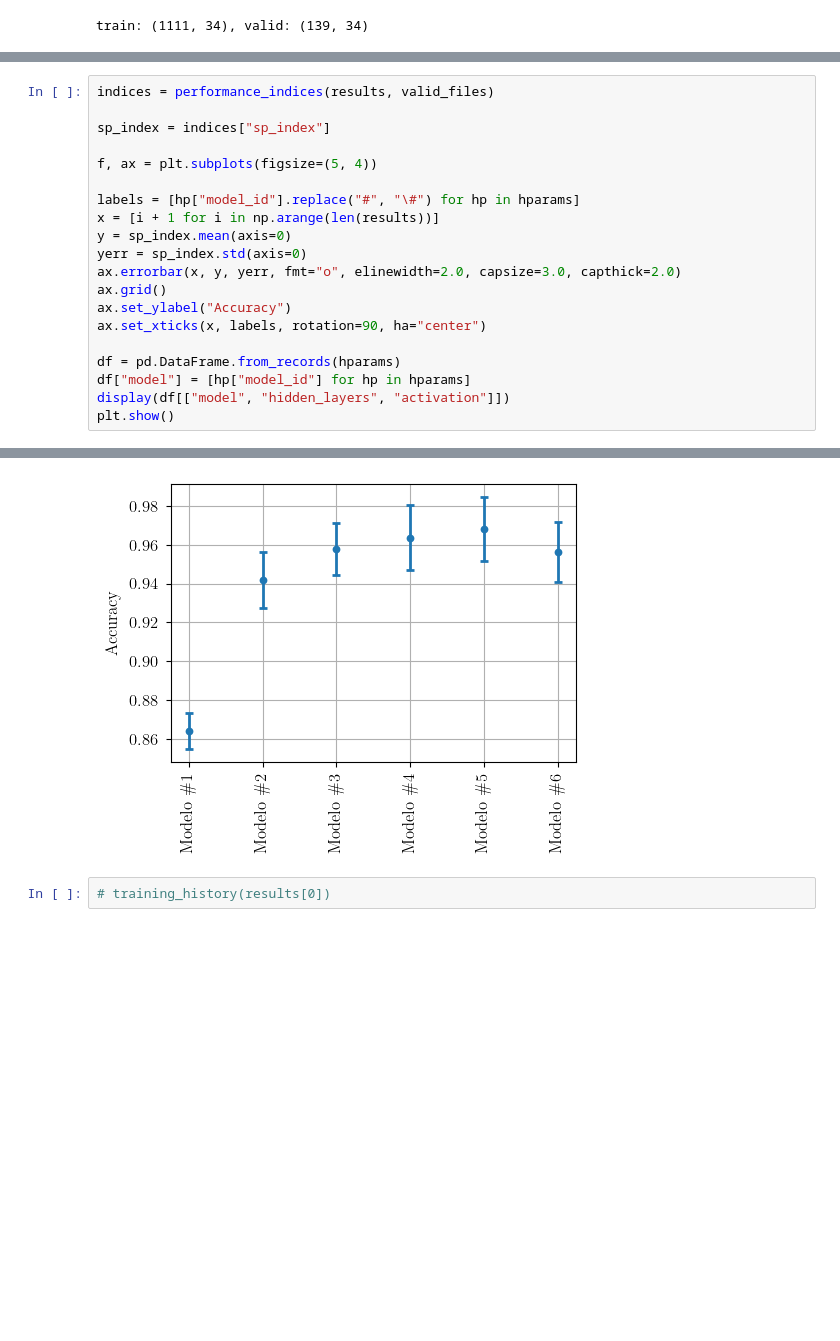
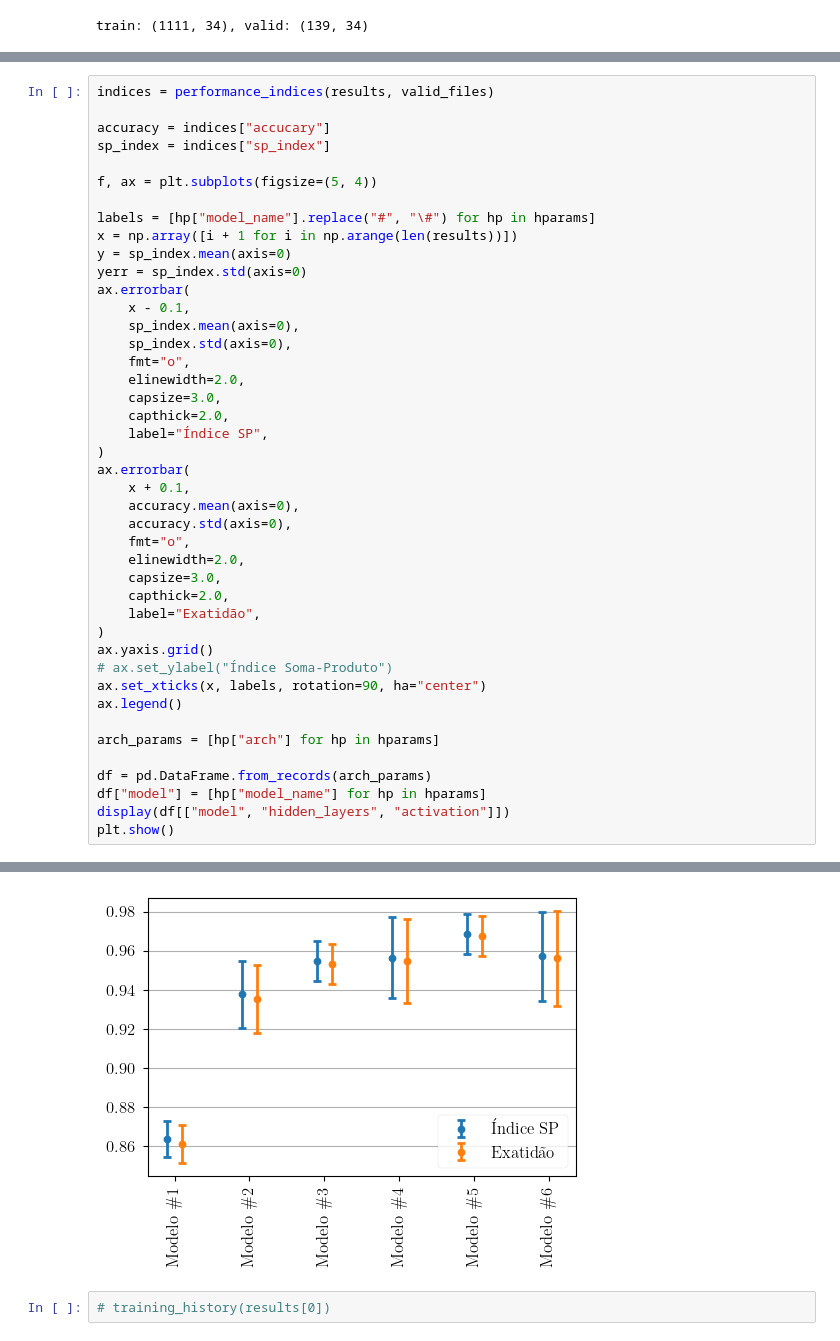
Before and after one commit to antonionicampos/nn-flash, a Jupyter notebook: classification/train_models.ipynb, the cells around one changed output, grey strips where cells are left out. Drawn from its saved outputs; the diff is of its cells as text; blank space fills up the shorter version.

```diff
--- a/classification/train_models.ipynb
+++ b/classification/train_models.ipynb
@@ -98,32 +61,55 @@ Epoch 48/500
 # %%
 indices = performance_indices(results, valid_files)
 
+accuracy = indices["accucary"]
 sp_index = indices["sp_index"]
 
 f, ax = plt.subplots(figsize=(5, 4))
 
-labels = [hp["model_id"].replace("#", "\#") for hp in hparams]
-x = [i + 1 for i in np.arange(len(results))]
+labels = [hp["model_name"].replace("#", "\#") for hp in hparams]
+x = np.array([i + 1 for i in np.arange(len(results))])
 y = sp_index.mean(axis=0)
 yerr = sp_index.std(axis=0)
-ax.errorbar(x, y, yerr, fmt="o", elinewidth=2.0, capsize=3.0, capthick=2.0)
-ax.grid()
-ax.set_ylabel("Accuracy")
+ax.errorbar(
+    x - 0.1,
+    sp_index.mean(axis=0),
+    sp_index.std(axis=0),
+    fmt="o",
+    elinewidth=2.0,
+    capsize=3.0,
+    capthick=2.0,
+    label="Índice SP",
+)
+ax.errorbar(
+    x + 0.1,
+    accuracy.mean(axis=0),
+    accuracy.std(axis=0),
+    fmt="o",
+    elinewidth=2.0,
+    capsize=3.0,
+    capthick=2.0,
+    label="Exatidão",
+)
+ax.yaxis.grid()
+# ax.set_ylabel("Índice Soma-Produto")
 ax.set_xticks(x, labels, rotation=90, ha="center")
+ax.legend()
 
-df = pd.DataFrame.from_records(hparams)
-df["model"] = [hp["model_id"] for hp in hparams]
+arch_params = [hp["arch"] for hp in hparams]
+
+df = pd.DataFrame.from_records(arch_params)
+df["model"] = [hp["model_name"] for hp in hparams]
 display(df[["model", "hidden_layers", "activation"]])
 plt.show()
 # %% [output]
 |  | model | hidden_layers | activation |
 | 0 | Modelo #1 | [] | <function relu at 0x...> |
 | 1 | Modelo #2 | [32] | <function relu at 0x...> |
 | 2 | Modelo #3 | [128] | <function relu at 0x...> |
 | 3 | Modelo #4 | [32, 32, 32] | <function swish at 0x...> |
 | 4 | Modelo #5 | [32, 32, 32] | <function relu at 0x...> |
 | 5 | Modelo #6 | [128, 128, 128] | <function relu at 0x...> |
-[figure, old version]
+[figure, new version]
 # %%
 # training_history(results[0])
 # %%
```
Also changed, not shown: parts of 4 cells of this notebook.
